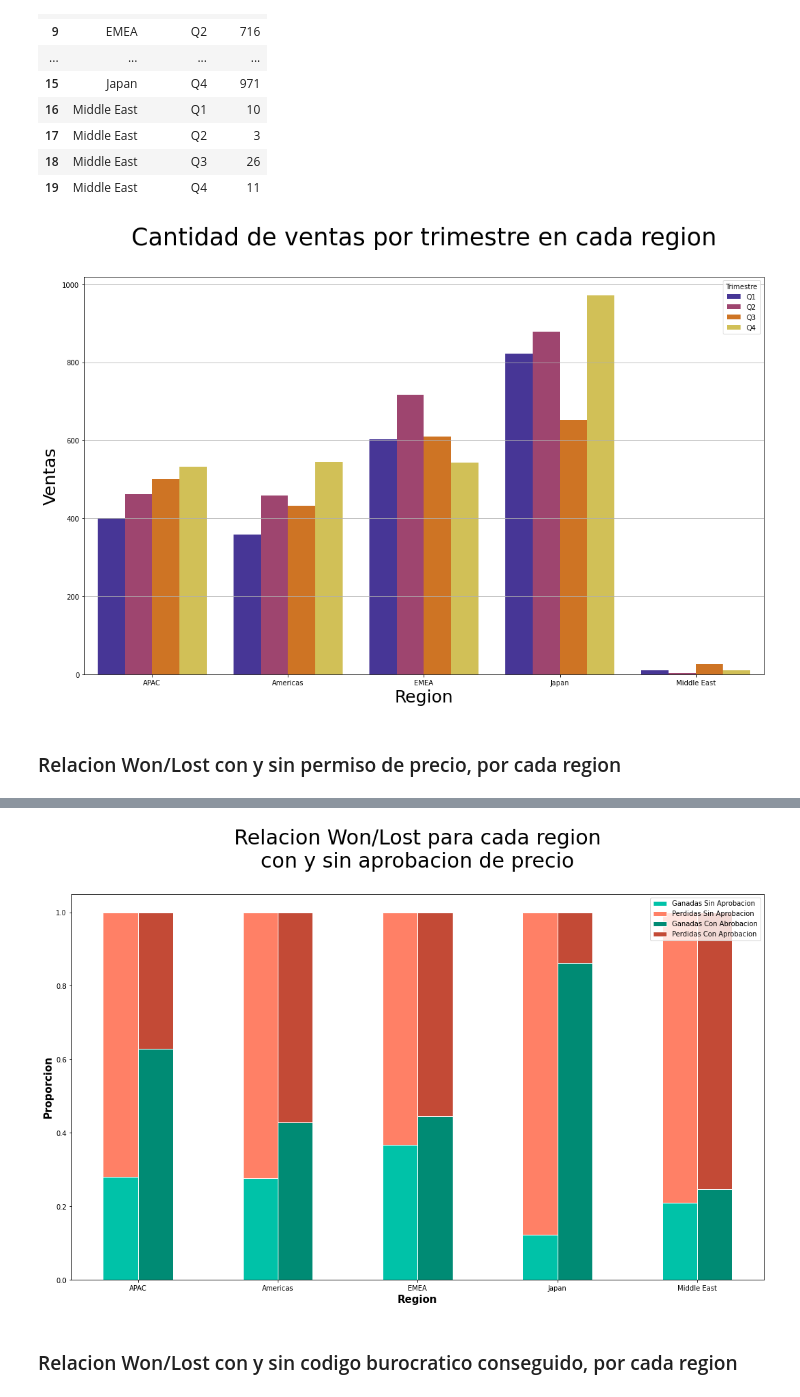
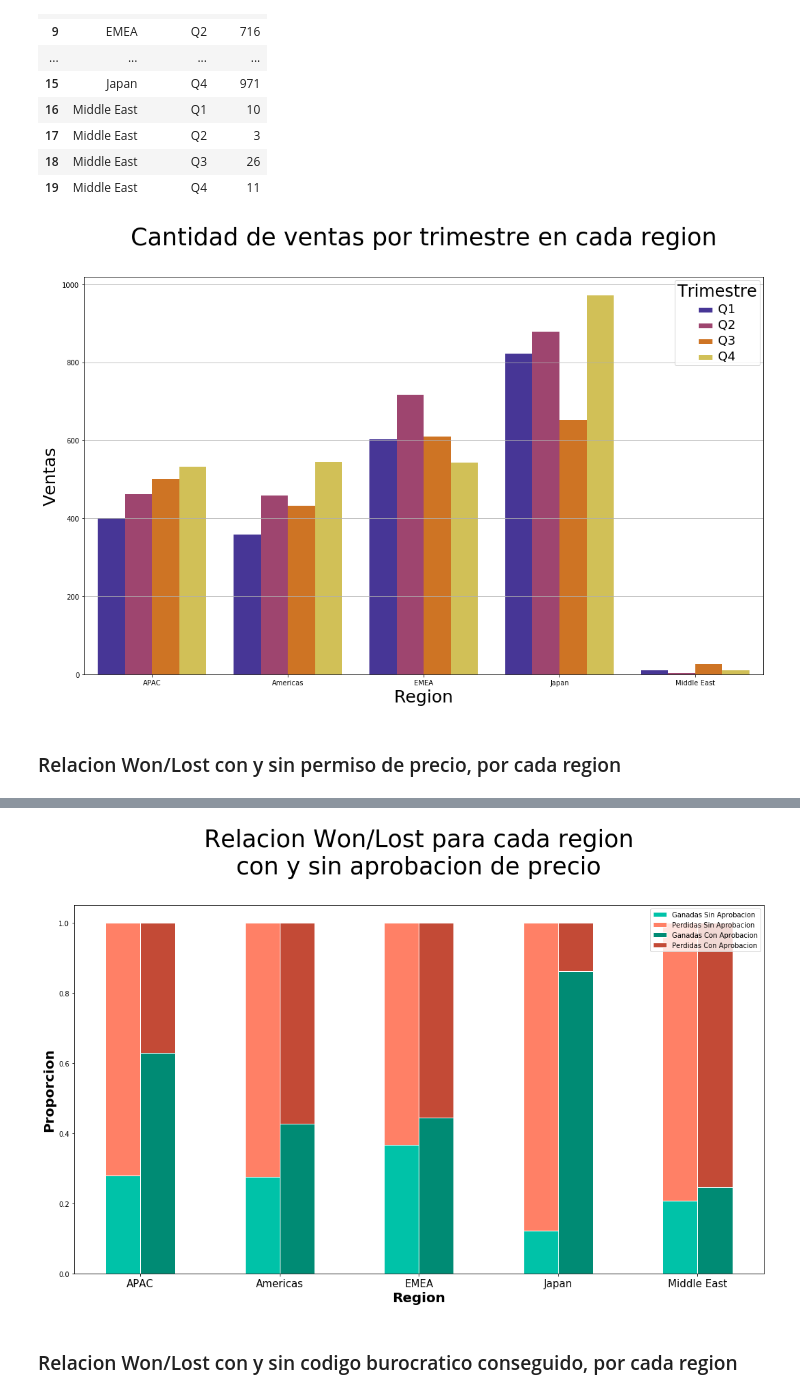
Before and after one commit to FernandoSinisi/Orga-Datos-2C-2020, a Jupyter notebook: TP1/Otros_graficos.ipynb, the cells around one changed output, grey strips where cells are left out. Drawn from its saved outputs; the diff is of its cells as text; code cells hidden in the pictures.

```diff
--- a/TP1/Otros_graficos.ipynb
+++ b/TP1/Otros_graficos.ipynb
@@ -244,11 +244,13 @@ g.set_title('Cantidad de ventas por trimestre en cada region\n',size=35)
 g.set_xlabel('Region',size=25)
 g.set_ylabel('Ventas',size=25)
 g.legend(title='Trimestre')
+plt.setp(ax.get_legend().get_texts(), fontsize='18')
+plt.setp(ax.get_legend().get_title(), fontsize='24')
 
 plt.tight_layout()
 plt.savefig("pngs/venta-region-Qn.png")
 # %% [output]
-[figure, old version]
+[figure, new version]
 # %% [markdown]
 ### Relacion Won/Lost con y sin permiso de precio, por cada region
 # %%
@@ -295,38 +297,39 @@ df_closed_lost_con_permiso = df_x_region_x_permiso_price.loc[(df_x_region_x_perm
 # %%
 # Seteos grales del grafico
 fig,ax=plt.subplots(figsize=(15,10))
 barWidth = 0.25
 
 # Seteo de lista de datos
 barsWonSinPermiso = df_closed_won_sin_permiso
 barsWonConPermiso = df_closed_won_con_permiso
 barsLostSinPermiso = df_closed_lost_sin_permiso
 barsLostConPermiso = df_closed_lost_con_permiso
 
 # Seteo posiciones de barras
 r1 = np.arange(len(barsWonSinPermiso))
 r2 = [x + barWidth for x in r1]
 
 # Genero Grafico
 plt.bar(r1, barsWonSinPermiso, color='#00C2A8', width=barWidth, edgecolor='white', label='Ganadas Sin Aprobacion')
 plt.bar(r1, barsLostSinPermiso, bottom=barsWonSinPermiso, color='#FF8066', width=barWidth, edgecolor='white', label='Perdidas Sin Aprobacion')
-plt.bar(r2, barsWonConPermiso, color='#008B74', width=barWidth, edgecolor='white', label='Ganadas Con Abrobacion')
+plt.bar(r2, barsWonConPermiso, color='#008B74', width=barWidth, edgecolor='white', label='Ganadas Con Aprobacion')
 plt.bar(r2, barsLostConPermiso, bottom=barsWonConPermiso, color='#C34A36', width=barWidth, edgecolor='white', label='Perdidas Con Aprobacion')
 
 # Seteo descripcion de ejes
-plt.xlabel('Region', fontweight='bold',size=15)
-plt.ylabel('Proporcion', fontweight='bold',size=15)
-plt.xticks([r + barWidth/2 for r in range(5)], df_x_region_x_permiso_price["Region"].unique())
+plt.xlabel('Region', fontweight='bold',size=20)
+plt.ylabel('Proporcion', fontweight='bold',size=20)
+plt.xticks([r + barWidth/2 for r in range(5)], df_x_region_x_permiso_price["Region"].unique(),size="15")
 
 # Muestro grafico
-plt.title('Relacion Won/Lost para cada region\ncon y sin aprobacion de precio\n',size=30)
+plt.title('Relacion Won/Lost para cada region\ncon y sin aprobacion de precio\n',size=35)
 plt.legend()
+plt.yticks(size="10")
 
 plt.tight_layout()
 #plt.savefig("pngs/region-aprob-stage.png")
 plt.show()
 # %% [output]
-[figure, old version]
+[figure, new version]
 # %% [markdown]
 ### Relacion Won/Lost con y sin codigo burocratico conseguido, por cada region
 # %%
```
Also changed, not shown: parts of 7 cells of this notebook, 3 other files.
